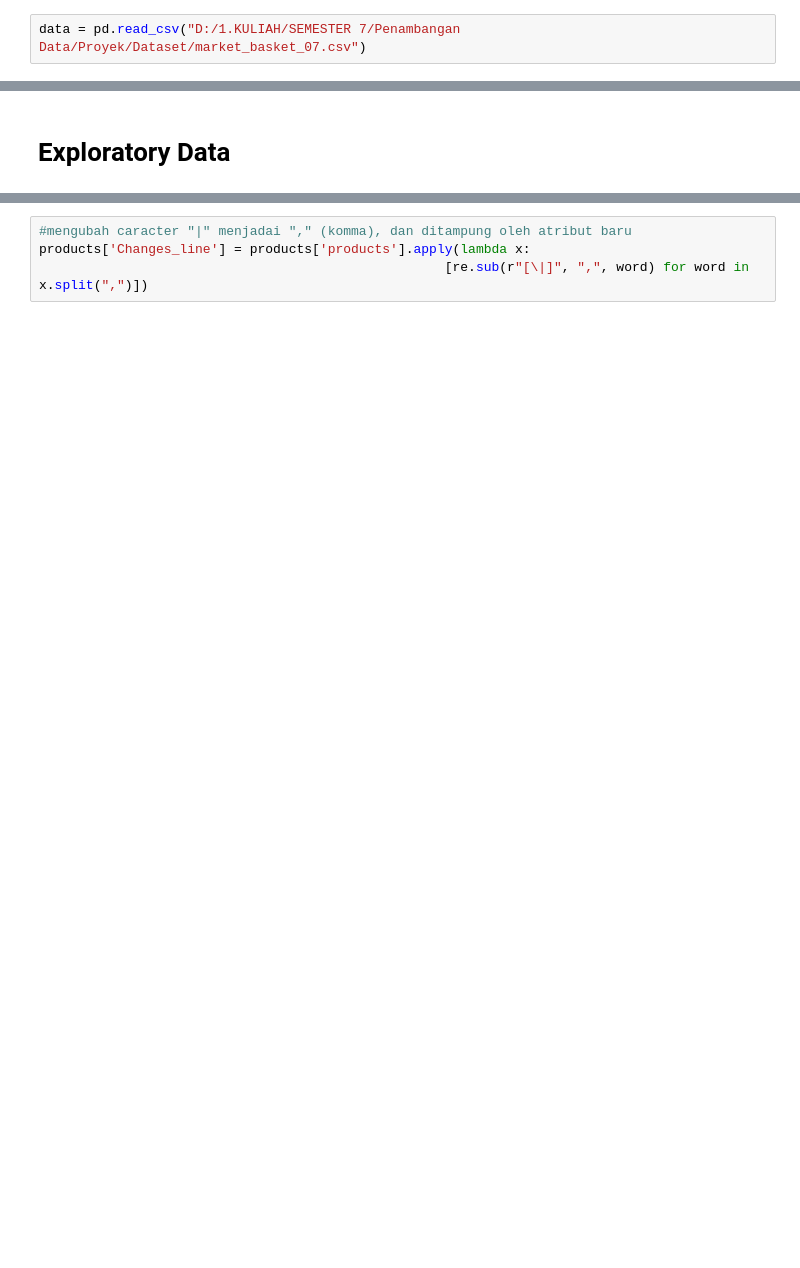
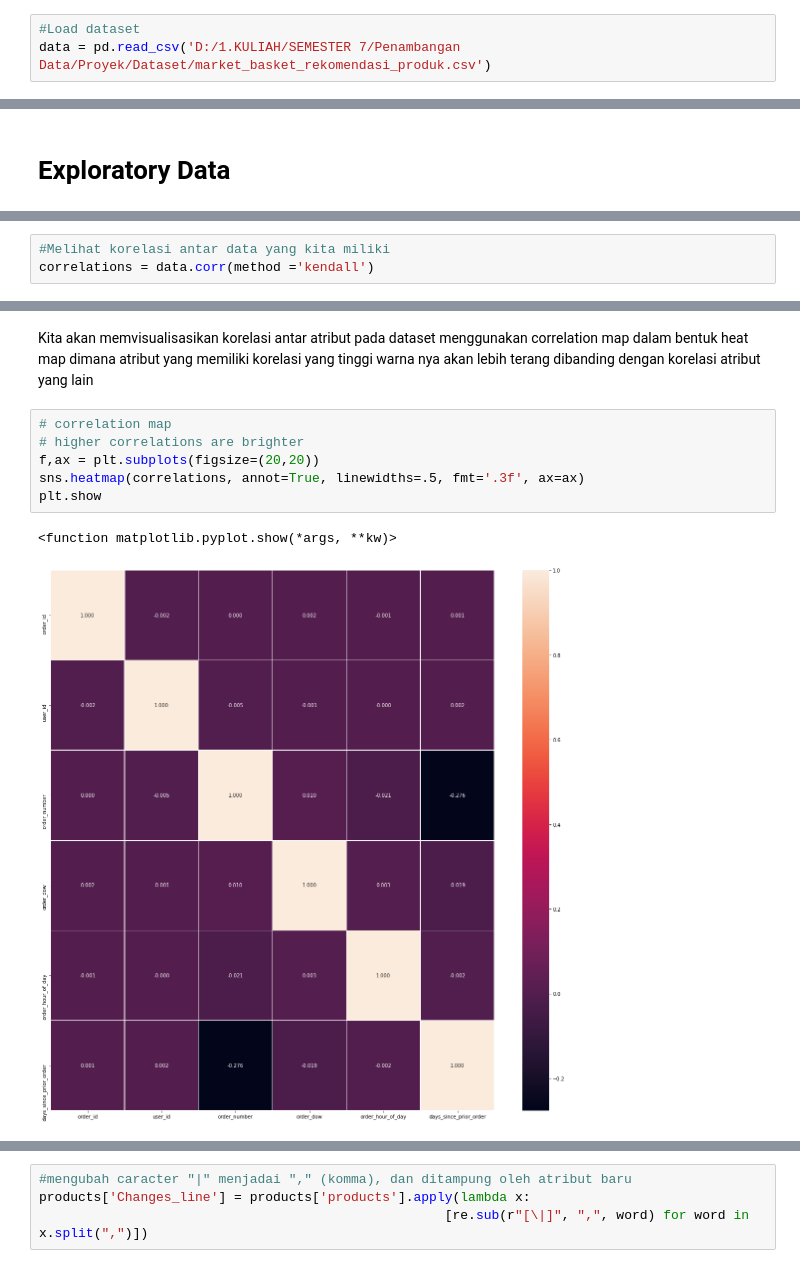
Before and after one commit to juandaantoniusapakpahan/market-basket-analysis-using-fp-growth-for-product-recommendation, a Jupyter notebook: EDA dataset proyek.ipynb, the cells around one changed output, grey strips where cells are left out. Saved outputs shown, nothing was run; the diff lists cells and outputs as text; blank space fills up the shorter version.

```diff
--- a/EDA dataset proyek.ipynb
+++ b/EDA dataset proyek.ipynb
@@ -8,5 +14,6 @@ import re
 # %%
-data = pd.read_csv("D:/1.KULIAH/SEMESTER 7/Penambangan Data/Proyek/Dataset/market_basket_07.csv")
+#Load dataset
+data = pd.read_csv('D:/1.KULIAH/SEMESTER 7/Penambangan Data/Proyek/Dataset/market_basket_rekomendasi_produk.csv')
 # %%
 #Melihat jumlah baris
 data.shape
@@ -40,0 +117,3 @@ fin_data.shape
+# %%
+#Melihat korelasi antar data yang kita miliki
+correlations = data.corr(method ='kendall')
@@ -40,0 +130,12 @@ fin_data.shape
+# %% [markdown]
+Kita akan memvisualisasikan korelasi antar atribut pada dataset menggunakan correlation map dalam bentuk heat map
+dimana atribut yang memiliki korelasi yang tinggi warna nya akan lebih terang dibanding dengan korelasi atribut yang lain
+# %%
+# correlation map
+# higher correlations are brighter
+f,ax = plt.subplots(figsize=(20,20))
+sns.heatmap(correlations, annot=True, linewidths=.5, fmt='.3f', ax=ax)
+plt.show
+# %% [output]
+<function matplotlib.pyplot.show(*args, **kw)>
+[figure, added]
```
Also changed, not shown: parts of 60 cells of this notebook.
